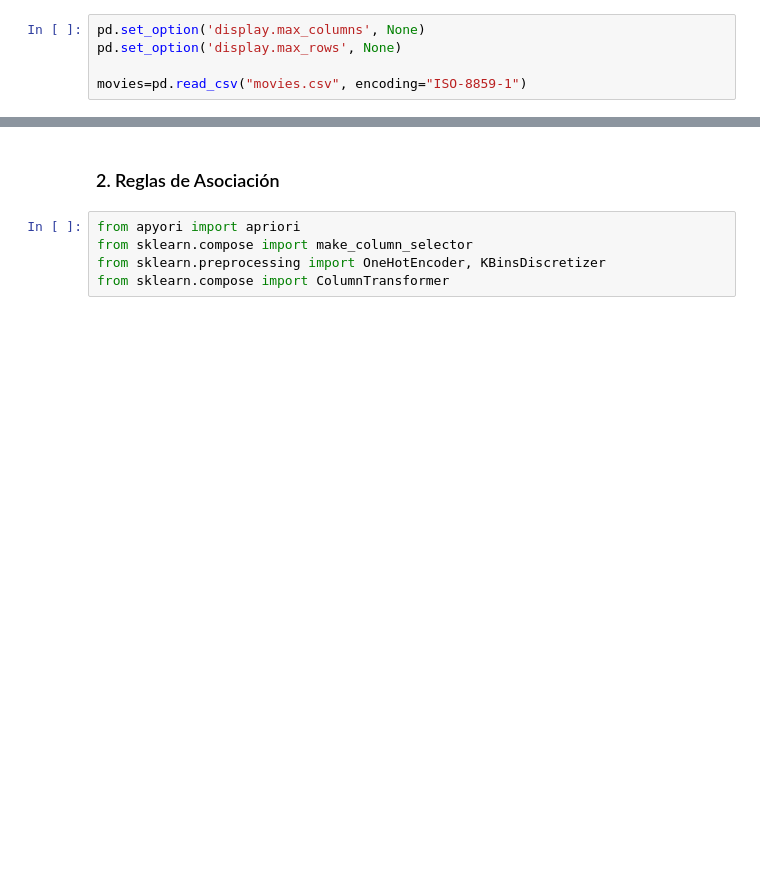
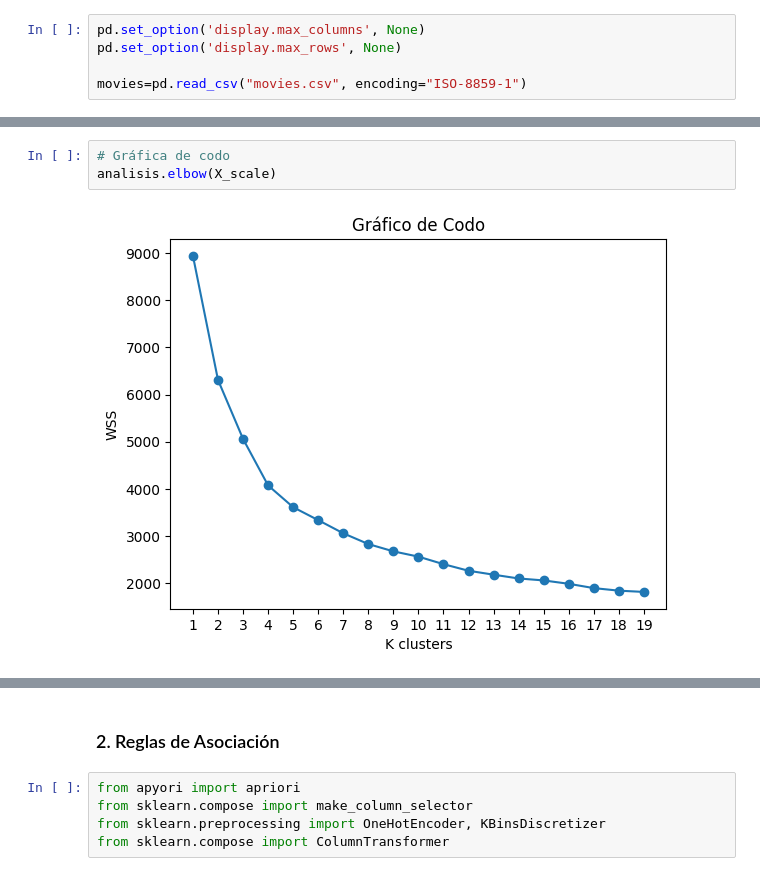
Before and after one commit to DiegoDuaS/Clustering_APriori_PCA, a Jupyter notebook: actividades.ipynb, the cells around one changed output, grey strips where cells are left out. Cells and saved outputs as stored; diff of their text form; blank space fills up the shorter version.

```diff
--- a/actividades.ipynb
+++ b/actividades.ipynb
@@ -65,0 +78,5 @@ pyclustertend.vat(X_scale)
+# %%
+# Gráfica de codo
+analisis.elbow(X_scale)
+# %% [output]
+[figure, added]
```
Also changed, not shown: parts of 15 cells of this notebook.
